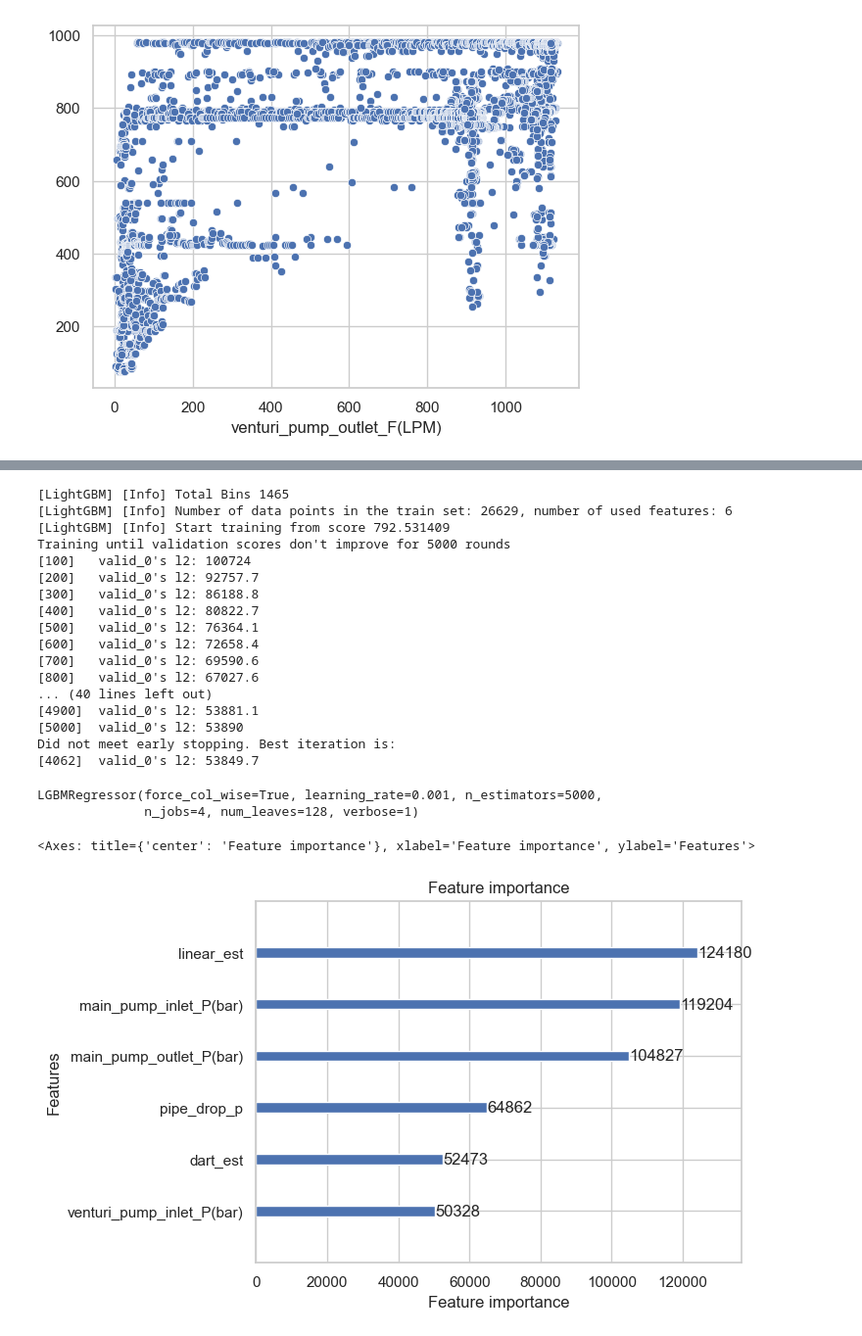
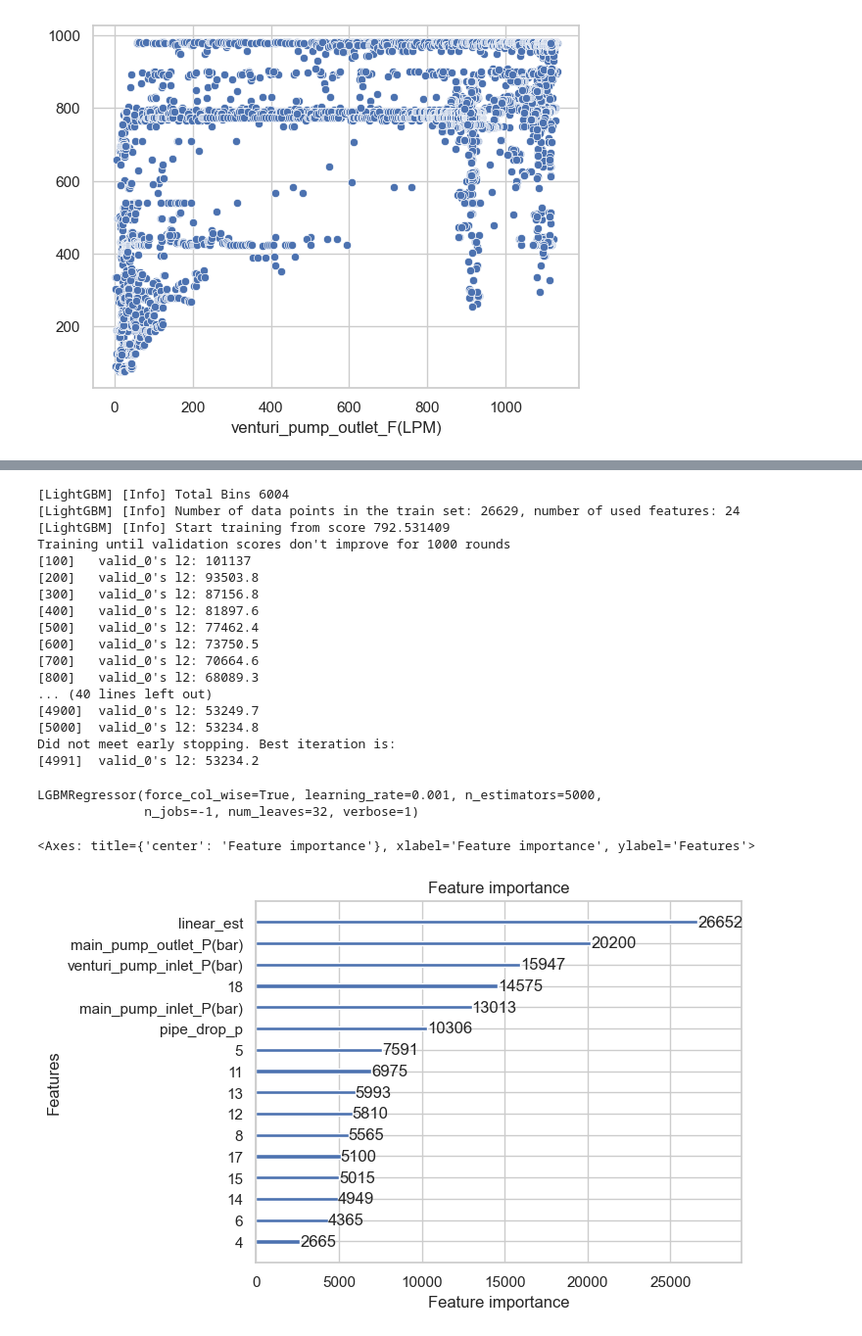
Before and after one commit to jinbeomjeong/estimate_venturi_pump_flow, a Jupyter notebook: create_estmation_flow_model.ipynb, the cells around one changed output, grey strips where cells are left out. Shown at 98% size. Saved outputs shown, nothing was run; the diff lists cells and outputs as text; code cells hidden in the pictures.

Commit message:
fix create model

```diff
--- a/create_estmation_flow_model.ipynb
+++ b/create_estmation_flow_model.ipynb
@@ -211,14 +223,16 @@ lgb model is saved!
 # %%
 linear_est_flow = linear_model.predict(train_feature)
-dart_est_flow = est_flow_model.predict(train_feature)
+#dart_est_flow = est_flow_model.predict(train_feature)
 new_train_feature = train_feature.copy()
 new_train_feature['linear_est'] = linear_est_flow
-new_train_feature['dart_est'] = dart_est_flow
+# new_train_feature['dart_est'] = dart_est_flow
 new_train_feature['pipe_drop_p'] = train_feature['venturi_pump_inlet_P(bar)']-train_feature['main_pump_outlet_P(bar)']
+new_train_feature = pd.concat([new_train_feature, train_poly_feature], axis=1)
 
 linear_est_flow = linear_model.predict(val_feature)
-dart_est_flow = est_flow_model.predict(val_feature)
+#dart_est_flow = est_flow_model.predict(val_feature)
 new_val_feature = val_feature.copy()
 new_val_feature['linear_est'] = linear_est_flow
-new_val_feature['dart_est'] = dart_est_flow
+#new_val_feature['dart_est'] = dart_est_flow
 new_val_feature['pipe_drop_p'] = val_feature['venturi_pump_inlet_P(bar)']-val_feature['main_pump_outlet_P(bar)']
+new_val_feature = pd.concat([new_val_feature, val_poly_feature], axis=1)
@@ -232,46 +239,46 @@ new_val_feature['pipe_drop_p'] = val_feature['venturi_pump_inlet_P(bar)']-val_fe
 # %%
 # create LightGBM model
-depth = 7
+depth = 5
 leaves = 2**depth
 lr = 0.001
 n_estimators = 5000
 boosting_type = 'gbdt'
-max_bin = 20
-n_leaf = 100
+max_bin = 30
+n_leaf = 1200
 
 depth_list = list(range(1, 15, 1))
 leaves_list = list(range(2, 100, 1))
 # %%
 new_est_flow_model = lgb.LGBMRegressor(n_estimators=n_estimators, learning_rate=lr, boosting_type=boosting_type, max_depth=-1, num_leaves=leaves,
-                                       force_col_wise=True, verbose=1, n_jobs=4)
+                                       force_col_wise=True, verbose=1, n_jobs=-1)
 # %%
 new_est_flow_model.fit(X=new_train_feature, y=train_target, eval_set=(new_val_feature, val_target), eval_metric='L2',
-                       callbacks=[lgb.early_stopping(stopping_rounds=5000, min_delta=0.01), lgb.log_evaluation(period=100)])
+                       callbacks=[lgb.early_stopping(stopping_rounds=1000, min_delta=0.01), lgb.log_evaluation(period=100)])
 # %% [output]
-[LightGBM] [Info] Total Bins 1465
-[LightGBM] [Info] Number of data points in the train set: 26629, number of used features: 6
+[LightGBM] [Info] Total Bins 6004
+[LightGBM] [Info] Number of data points in the train set: 26629, number of used features: 24
 [LightGBM] [Info] Start training from score 792.531409
-Training until validation scores don't improve for 5000 rounds
-[100]   valid_0's l2: 100724
-[200]   valid_0's l2: 92757.7
-[300]   valid_0's l2: 86188.8
-[400]   valid_0's l2: 80822.7
-[500]   valid_0's l2: 76364.1
-[600]   valid_0's l2: 72658.4
-[700]   valid_0's l2: 69590.6
-[800]   valid_0's l2: 67027.6
+Training until validation scores don't improve for 1000 rounds
+[100]   valid_0's l2: 101137
+[200]   valid_0's l2: 93503.8
+[300]   valid_0's l2: 87156.8
+[400]   valid_0's l2: 81897.6
+[500]   valid_0's l2: 77462.4
+[600]   valid_0's l2: 73750.5
+[700]   valid_0's l2: 70664.6
+[800]   valid_0's l2: 68089.3
 ... (40 lines left out)
-[4900]  valid_0's l2: 53881.1
-[5000]  valid_0's l2: 53890
+[4900]  valid_0's l2: 53249.7
+[5000]  valid_0's l2: 53234.8
 Did not meet early stopping. Best iteration is:
-[4062]  valid_0's l2: 53849.7
+[4991]  valid_0's l2: 53234.2
 LGBMRegressor(force_col_wise=True, learning_rate=0.001, n_estimators=5000,
-              n_jobs=4, num_leaves=128, verbose=1)
+              n_jobs=-1, num_leaves=32, verbose=1)
 # %%
-lgb.plot_importance(new_est_flow_model)
+lgb.plot_importance(new_est_flow_model, max_num_features=30)
 # %% [output]
 <Axes: title={'center': 'Feature importance'}, xlabel='Feature importance', ylabel='Features'>
-[figure, old version]
+[figure, new version]
 # %%
 pred_output = new_est_flow_model.predict(new_val_feature, num_iteration=new_est_flow_model._best_iteration)
 print('The mae of prediction is:', f'{mean_absolute_error(val_target, pred_output):.1f}', end='\n\n')
```
Also changed, not shown: parts of 7 cells of this notebook.
